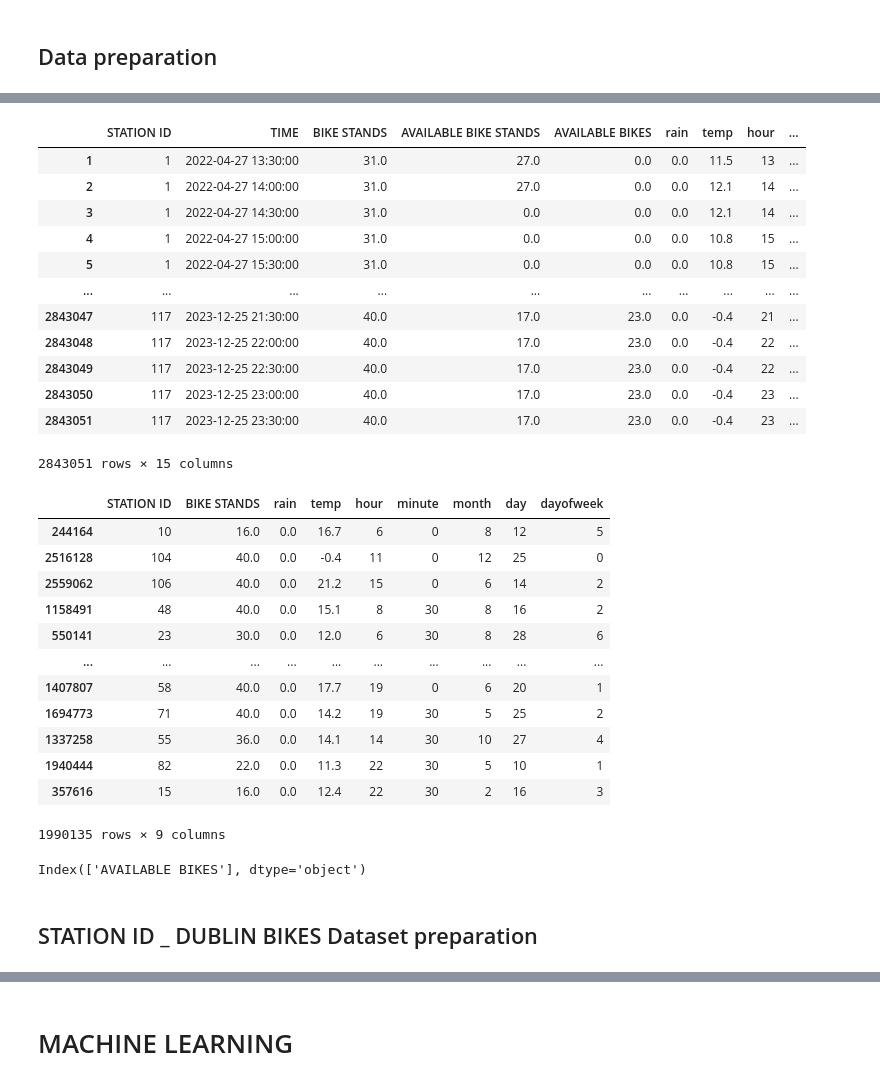
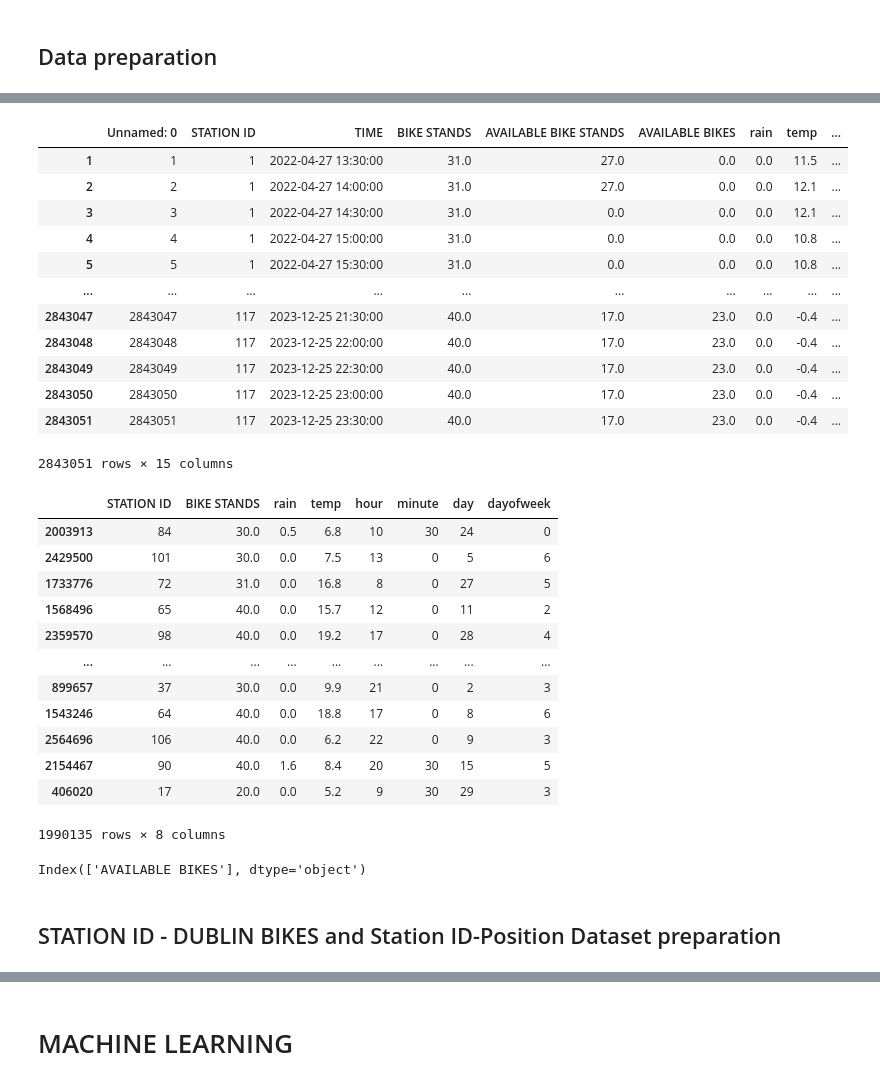
Before and after one commit to smit-sms/Sustainable-City-Management, a Jupyter notebook: SCM/Backend/dublinBikesPrediction/assets/Resources/Dublin Bikes Predictions/dublin bikes ML.ipynb, the cells around one changed output, grey strips where cells are left out. Cells and saved outputs as stored; diff of their text form; code cells hidden in the pictures.

```diff
--- a/SCM/Backend/dublinBikesPrediction/assets/Resources/Dublin Bikes Predictions/dublin bikes ML.ipynb
+++ b/SCM/Backend/dublinBikesPrediction/assets/Resources/Dublin Bikes Predictions/dublin bikes ML.ipynb
@@ -31,0 +15,5 @@ dataset
+# %%
+dataset = pd.read_csv('Dublin Bikes Training Data.csv', parse_dates=['TIME'])
+# dataset.drop(['STATION ID.1', 'LATITUDE', 'LONGITUDE'], axis=1, inplace=True)
+# dataset.to_csv('Dublin Bikes Training Data.csv')
+dataset
@@ -80,7 +79,7 @@ dtype: object
 df = dataset.iloc[:]
 df['hour'] = df['TIME'].dt.hour
 df['minute'] = df['TIME'].dt.minute
-df['month'] = df['TIME'].dt.month
+# df['month'] = df['TIME'].dt.month
 df['day'] = df['TIME'].dt.day
 df['dayofweek'] = df['TIME'].dt.dayofweek
 
@@ -88,53 +87,52 @@ df['occupancy ratio'] = df['AVAILABLE BIKES'] / df['BIKE STANDS'] * 100
 df['stand availability ratio'] = df['AVAILABLE BIKE STANDS'] / df['BIKE STANDS'] * 100
 df['bike usage'] = df['AVAILABLE BIKE STANDS'] - df['AVAILABLE BIKE STANDS'].shift(1)
 
-df.drop([ 'STATION ID.1', 'LATITUDE', 'LONGITUDE'], axis=1, inplace=True)
 df.dropna(inplace=True)
 df = df[df['STATION ID']!=507]
 # %%
 df
 # %% [output]
-|  | STATION ID | TIME | BIKE STANDS | AVAILABLE BIKE STANDS | AVAILABLE BIKES | rain | temp | hour | ... |
-| 1 | 1 | 2022-04-27 13:30:00 | 31.0 | 27.0 | 0.0 | 0.0 | 11.5 | 13 | ... |
-| 2 | 1 | 2022-04-27 14:00:00 | 31.0 | 27.0 | 0.0 | 0.0 | 12.1 | 14 | ... |
-| 3 | 1 | 2022-04-27 14:30:00 | 31.0 | 0.0 | 0.0 | 0.0 | 12.1 | 14 | ... |
-| 4 | 1 | 2022-04-27 15:00:00 | 31.0 | 0.0 | 0.0 | 0.0 | 10.8 | 15 | ... |
-| 5 | 1 | 2022-04-27 15:30:00 | 31.0 | 0.0 | 0.0 | 0.0 | 10.8 | 15 | ... |
+|  | Unnamed: 0 | STATION ID | TIME | BIKE STANDS | AVAILABLE BIKE STANDS | AVAILABLE BIKES | rain | temp | ... |
+| 1 | 1 | 1 | 2022-04-27 13:30:00 | 31.0 | 27.0 | 0.0 | 0.0 | 11.5 | ... |
+| 2 | 2 | 1 | 2022-04-27 14:00:00 | 31.0 | 27.0 | 0.0 | 0.0 | 12.1 | ... |
+| 3 | 3 | 1 | 2022-04-27 14:30:00 | 31.0 | 0.0 | 0.0 | 0.0 | 12.1 | ... |
+| 4 | 4 | 1 | 2022-04-27 15:00:00 | 31.0 | 0.0 | 0.0 | 0.0 | 10.8 | ... |
+| 5 | 5 | 1 | 2022-04-27 15:30:00 | 31.0 | 0.0 | 0.0 | 0.0 | 10.8 | ... |
 | ... | ... | ... | ... | ... | ... | ... | ... | ... | ... |
-| 2843047 | 117 | 2023-12-25 21:30:00 | 40.0 | 17.0 | 23.0 | 0.0 | -0.4 | 21 | ... |
-| 2843048 | 117 | 2023-12-25 22:00:00 | 40.0 | 17.0 | 23.0 | 0.0 | -0.4 | 22 | ... |
-| 2843049 | 117 | 2023-12-25 22:30:00 | 40.0 | 17.0 | 23.0 | 0.0 | -0.4 | 22 | ... |
-| 2843050 | 117 | 2023-12-25 23:00:00 | 40.0 | 17.0 | 23.0 | 0.0 | -0.4 | 23 | ... |
-| 2843051 | 117 | 2023-12-25 23:30:00 | 40.0 | 17.0 | 23.0 | 0.0 | -0.4 | 23 | ... |
+| 2843047 | 2843047 | 117 | 2023-12-25 21:30:00 | 40.0 | 17.0 | 23.0 | 0.0 | -0.4 | ... |
+| 2843048 | 2843048 | 117 | 2023-12-25 22:00:00 | 40.0 | 17.0 | 23.0 | 0.0 | -0.4 | ... |
+| 2843049 | 2843049 | 117 | 2023-12-25 22:30:00 | 40.0 | 17.0 | 23.0 | 0.0 | -0.4 | ... |
+| 2843050 | 2843050 | 117 | 2023-12-25 23:00:00 | 40.0 | 17.0 | 23.0 | 0.0 | -0.4 | ... |
+| 2843051 | 2843051 | 117 | 2023-12-25 23:30:00 | 40.0 | 17.0 | 23.0 | 0.0 | -0.4 | ... |
 2843051 rows × 15 columns
 # %%
-X_cols = ['STATION ID', 'BIKE STANDS', 'rain', 'temp', 'hour', 'minute', 'month', 'day', 'dayofweek']
+X_cols = ['STATION ID', 'BIKE STANDS', 'rain', 'temp', 'hour', 'minute', 'day', 'dayofweek']
 y_target = ['AVAILABLE BIKES']
 
 train = df[X_cols]
 target = df[y_target]
 Xtrain, Xtest, Ytrain, Ytest = train_test_split(train, target, test_size=0.3)
 Xtrain
 # %% [output]
-|  | STATION ID | BIKE STANDS | rain | temp | hour | minute | month | day | dayofweek |
-| 244164 | 10 | 16.0 | 0.0 | 16.7 | 6 | 0 | 8 | 12 | 5 |
-| 2516128 | 104 | 40.0 | 0.0 | -0.4 | 11 | 0 | 12 | 25 | 0 |
-| 2559062 | 106 | 40.0 | 0.0 | 21.2 | 15 | 0 | 6 | 14 | 2 |
-| 1158491 | 48 | 40.0 | 0.0 | 15.1 | 8 | 30 | 8 | 16 | 2 |
-| 550141 | 23 | 30.0 | 0.0 | 12.0 | 6 | 30 | 8 | 28 | 6 |
-| ... | ... | ... | ... | ... | ... | ... | ... | ... | ... |
-| 1407807 | 58 | 40.0 | 0.0 | 17.7 | 19 | 0 | 6 | 20 | 1 |
-| 1694773 | 71 | 40.0 | 0.0 | 14.2 | 19 | 30 | 5 | 25 | 2 |
-| 1337258 | 55 | 36.0 | 0.0 | 14.1 | 14 | 30 | 10 | 27 | 4 |
-| 1940444 | 82 | 22.0 | 0.0 | 11.3 | 22 | 30 | 5 | 10 | 1 |
-| 357616 | 15 | 16.0 | 0.0 | 12.4 | 22 | 30 | 2 | 16 | 3 |
+|  | STATION ID | BIKE STANDS | rain | temp | hour | minute | day | dayofweek |
+| 2003913 | 84 | 30.0 | 0.5 | 6.8 | 10 | 30 | 24 | 0 |
+| 2429500 | 101 | 30.0 | 0.0 | 7.5 | 13 | 0 | 5 | 6 |
+| 1733776 | 72 | 31.0 | 0.0 | 16.8 | 8 | 0 | 27 | 5 |
+| 1568496 | 65 | 40.0 | 0.0 | 15.7 | 12 | 0 | 11 | 2 |
+| 2359570 | 98 | 40.0 | 0.0 | 19.2 | 17 | 0 | 28 | 4 |
+| ... | ... | ... | ... | ... | ... | ... | ... | ... |
+| 899657 | 37 | 30.0 | 0.0 | 9.9 | 21 | 0 | 2 | 3 |
+| 1543246 | 64 | 40.0 | 0.0 | 18.8 | 17 | 0 | 8 | 6 |
+| 2564696 | 106 | 40.0 | 0.0 | 6.2 | 22 | 0 | 9 | 3 |
+| 2154467 | 90 | 40.0 | 1.6 | 8.4 | 20 | 30 | 15 | 5 |
+| 406020 | 17 | 20.0 | 0.0 | 5.2 | 9 | 30 | 29 | 3 |
-1990135 rows × 9 columns
+1990135 rows × 8 columns
 # %%
 Ytrain.columns
 # %% [output]
 Index(['AVAILABLE BIKES'], dtype='object')
 # %% [markdown]
-## STATION ID _ DUBLIN BIKES Dataset preparation
+## STATION ID - DUBLIN BIKES and Station ID-Position Dataset preparation
 # %%
 df_stations = pd.DataFrame(df['STATION ID'].unique(), columns=['STATION ID'])
 df_query = df_stations.merge(df[['STATION ID', 'BIKE STANDS']], on='STATION ID', how='left')
```
Also changed, not shown: parts of 15 cells of this notebook, 4 other files.
